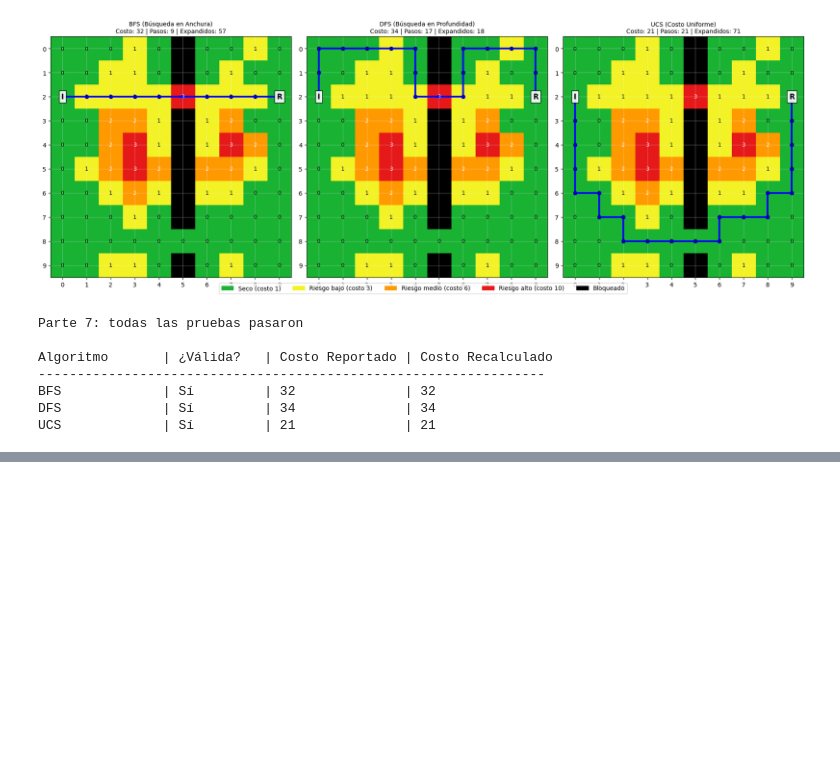
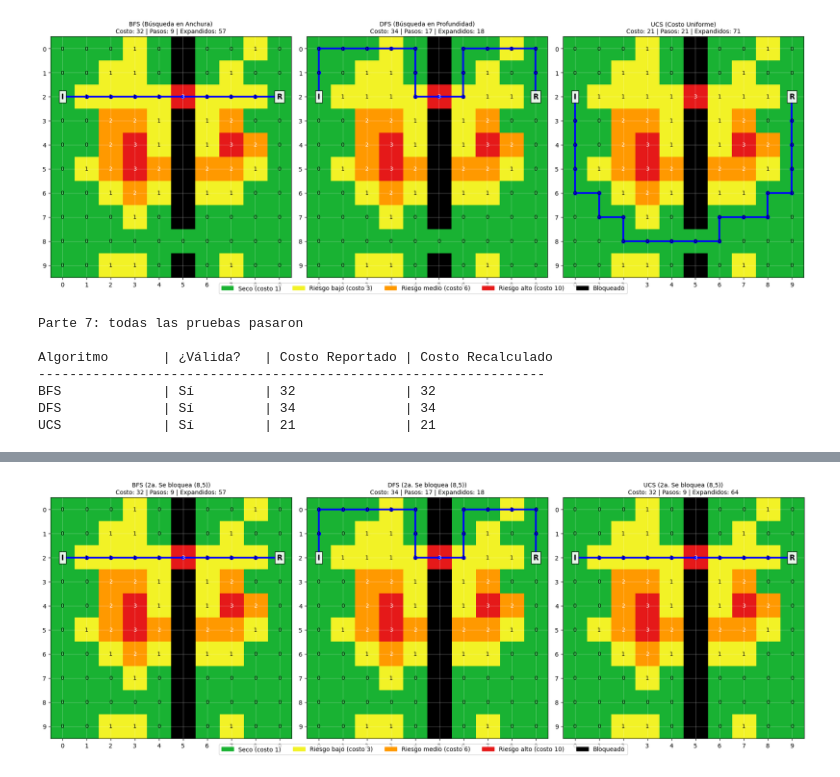
Before and after one commit to razorbladesky/ruta-inundacion-ia, a Jupyter notebook: simulacion_inundacion.ipynb, the cells around one changed output, grey strips where cells are left out. Cells and saved outputs as stored; diff of their text form; code cells hidden in the pictures; blank space fills up the shorter version.

```diff
--- a/simulacion_inundacion.ipynb
+++ b/simulacion_inundacion.ipynb
@@ -1023,0 +1130,99 @@ UCS             | Sí         | 21              | 21
+# %%
+# Recuperamos la ruta original de UCS obtenida en la Prueba 1
+ruta_ucs_original = ruta_ucs1
+
+# =========================================================================
+# PRUEBA 2a – Se bloquea una celda de la ruta de UCS
+# =========================================================================
+print("Ejecutando Prueba 2a...")
+
+# Confirmar que la celda (8, 5) estaba en la ruta original de UCS
+assert (8, 5) in ruta_ucs_original, "La celda (8, 5) debería estar en la ruta UCS original."
+
+# Crear copia del mapa y bloquear la celda (8, 5)
+mapa2a = crear_mapa_principal()
+mapa2a[8, 5] = BLOQUEADO
+
+# Ejecutar el escenario
+df2a, res2a = ejecutar_escenario("2a. Se bloquea (8,5)", mapa2a, INICIO, REFUGIO)
+
+# Desestructurar resultados de la prueba 2a
+ruta_bfs2a, costo_bfs2a, _ = res2a["BFS"]
+ruta_dfs2a, costo_dfs2a, _ = res2a["DFS"]
+ruta_ucs2a, costo_ucs2a, _ = res2a["UCS"]
+
+# Aserciones para Prueba 2a
+assert ruta_ucs2a is not None, "La nueva ruta de UCS debería existir."
+assert (8, 5) not in ruta_ucs2a, "La nueva ruta de UCS no debería contener la celda bloqueada (8, 5)."
+assert (2, 5) in ruta_ucs2a, "La nueva ruta de UCS debería contener la celda (2, 5) al verse forzada a subir."
+assert costo_ucs2a > 21, f"El costo de UCS ({costo_ucs2a}) debería ser estrictamente mayor que 21."
+assert costo_bfs2a == 32, f"El costo de BFS debería seguir siendo 32, se obtuvo: {costo_bfs2a}"
+assert costo_dfs2a == 34, f"El costo de DFS debería seguir siendo 34, se obtuvo: {costo_dfs2a}"
+
+# =========================================================================
+# PRUEBA 2b – Se bloquea una celda de las rutas de BFS y DFS
+# =========================================================================
+print("\nEjecutando Prueba 2b...")
+
+# Crear copia del mapa y bloquear la celda (2, 5)
+mapa2b = crear_mapa_principal()
+mapa2b[2, 5] = BLOQUEADO
+
+# Ejecutar el escenario
+df2b, res2b = ejecutar_escenario("2b. Se bloquea (2,5)", mapa2b, INICIO, REFUGIO)
+
+# Desestructurar resultados de la prueba 2b
+ruta_bfs2b, costo_bfs2b, _ = res2b["BFS"]
+ruta_dfs2b, costo_dfs2b, _ = res2b["DFS"]
+ruta_ucs2b, costo_ucs2b, _ = res2b["UCS"]
+
+# Aserciones para Prueba 2b
+assert ruta_bfs2b is not None and ruta_dfs2b is not None and ruta_ucs2b is not None, "Las rutas de BFS, DFS y UCS deben existir."
+assert (2, 5) not in ruta_bfs2b, "La ruta de BFS no debe contener (2, 5)."
+assert (2, 5) not in ruta_dfs2b, "La ruta de DFS no debe contener (2, 5)."
+assert (2, 5) not in ruta_ucs2b, "La ruta de UCS no debe contener (2, 5)."
+
+pasos_bfs2b = len(ruta_bfs2b) - 1
+assert pasos_bfs2b == 21, f"BFS debería tener exactamente 21 pasos, se obtuvieron: {pasos_bfs2b}"
+assert costo_ucs2b == 21, f"UCS debería mantener un costo óptimo de 21, se obtuvo: {costo_ucs2b}"
+
+# =========================================================================
+# PRUEBA 3 – Refugio inaccesible
+# =========================================================================
+print("\nEjecutando Prueba 3...")
+
+# Crear copia del mapa y aislar por completo el refugio
+mapa3 = crear_mapa_principal()
+mapa3[1, 9] = BLOQUEADO
+mapa3[3, 9] = BLOQUEADO
+mapa3[2, 8] = BLOQUEADO
+
+# Ejecutar escenario sin que lance excepciones
+df3, res3 = ejecutar_escenario("3. Refugio inaccesible", mapa3, INICIO, REFUGIO)
+
+# Desestructurar resultados de la prueba 3
+ruta_bfs3, costo_bfs3, nodos_bfs3 = res3["BFS"]
+ruta_dfs3, costo_dfs3, nodos_dfs3 = res3["DFS"]
+ruta_ucs3, costo_ucs3, nodos_ucs3 = res3["UCS"]
+
+# Aserciones para Prueba 3
+assert ruta_bfs3 is None and costo_bfs3 is None, "BFS no debería encontrar ruta."
+assert ruta_dfs3 is None and costo_dfs3 is None, "DFS no debería encontrar ruta."
+assert ruta_ucs3 is None and costo_ucs3 is None, "UCS no debería encontrar ruta."
+
+# Validar alcanzabilidad
+recanzable = refugio_es_alcanzable(mapa3, INICIO, REFUGIO)
+assert recanzable is False, "El refugio no debería ser alcanzable en mapa3."
+
+# Validar nodos expandidos (deben ser idénticos e iguales a 88 celdas transitables accesibles)
+assert nodos_bfs3 == 88, f"Nodos expandidos BFS esperados: 88, obtenidos: {nodos_bfs3}"
+assert nodos_dfs3 == 88, f"Nodos expandidos DFS esperados: 88, obtenidos: {nodos_dfs3}"
+assert nodos_ucs3 == 88, f"Nodos expandidos UCS esperados: 88, obtenidos: {nodos_ucs3}"
+
+# Validar la ruta nula de forma directa con la función de validación independiente
+es_valida_null, _, _ = validar_ruta(mapa3, None, INICIO, REFUGIO)
+assert es_valida_null is False, "validar_ruta con None debe retornar False."
+
+# Finalización exitosa
+print("\nParte 8: todas las pruebas pasaron")
+# %% [output]
@@ -1023,0 +1236 @@ UCS             | Sí         | 21              | 21
+[figure, added]
```
Also changed, not shown: parts of 2 cells of this notebook.
